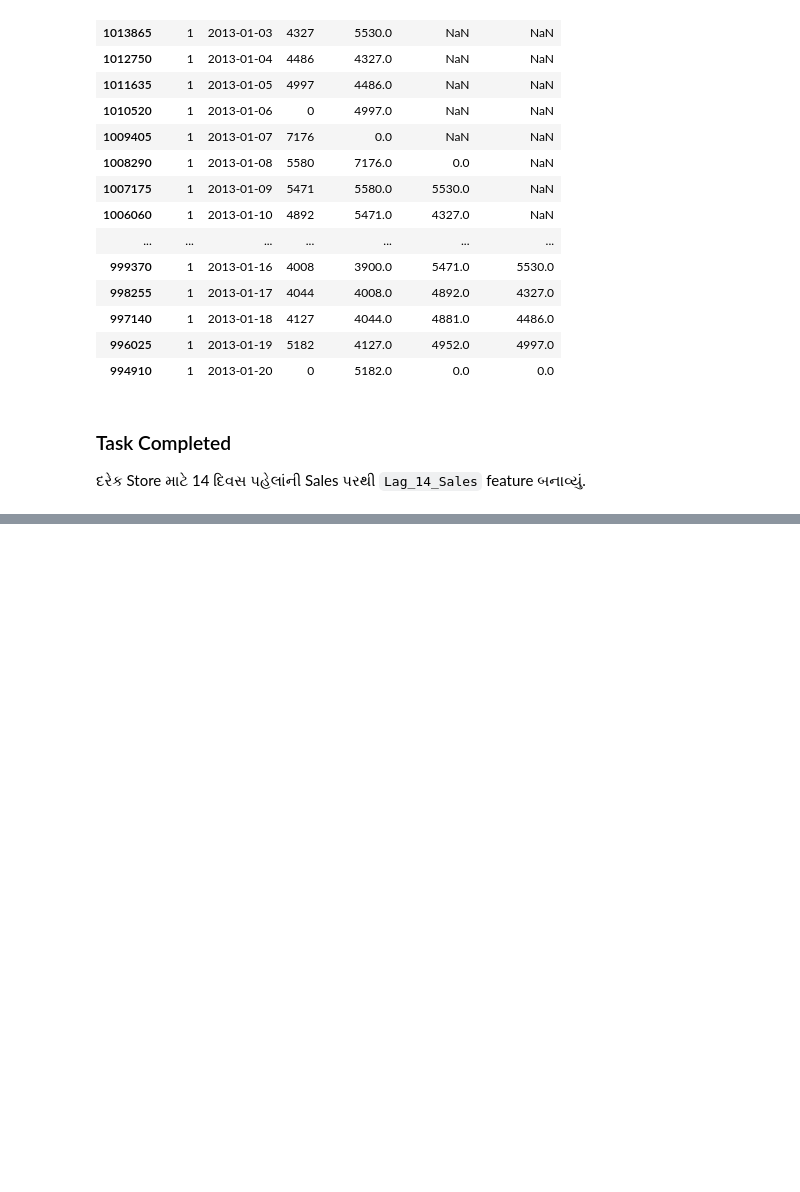
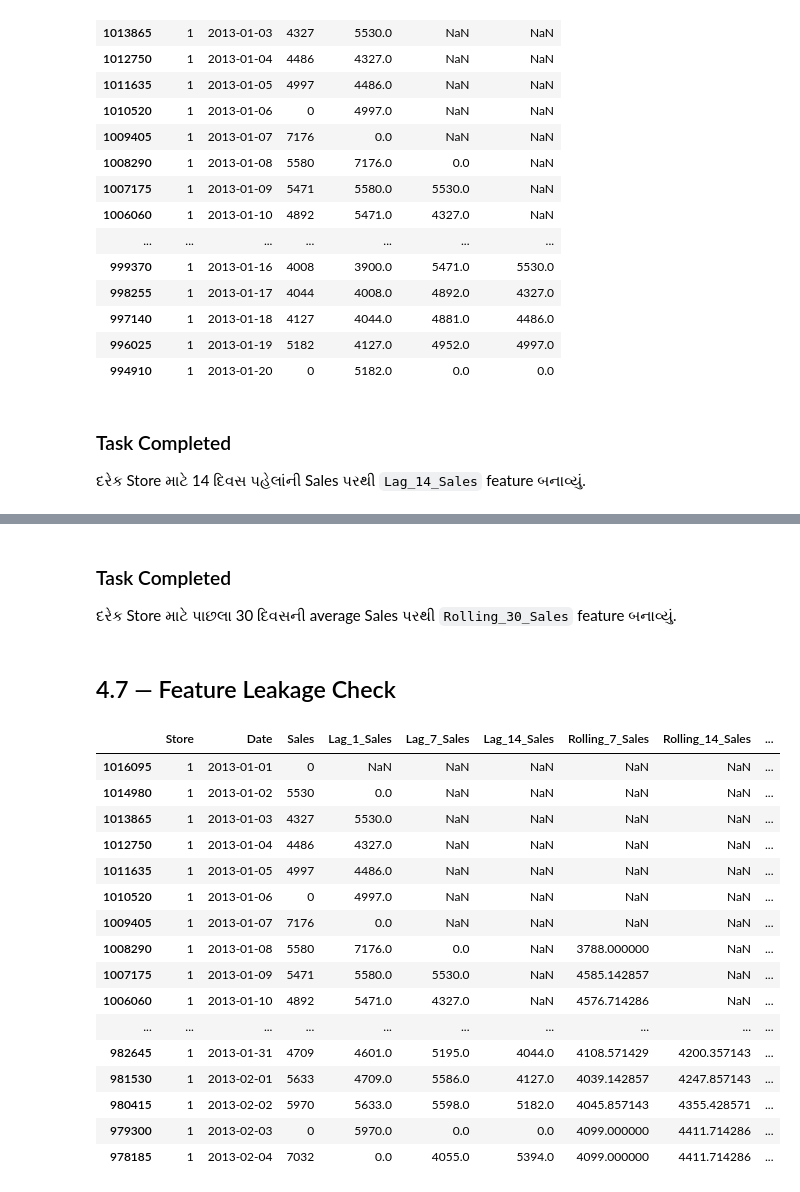
Before and after one commit to Jatinkk1304/SmartSale, a Jupyter notebook: notebooks/03_feature_engineering.ipynb, the cells around one changed output, grey strips where cells are left out. Drawn from its saved outputs; the diff is of its cells as text; code cells hidden in the pictures; blank space fills up the shorter version.

```diff
--- a/notebooks/03_feature_engineering.ipynb
+++ b/notebooks/03_feature_engineering.ipynb
@@ -200,0 +260,2 @@ train[["Store", "Date", "Sales", "Lag_1_Sales", "Lag_7_Sales", "Lag_14_Sales"]].
+# %%
+train["Rolling_30_Sales"] = train.groupby("Store")["Sales"].rolling(30).mean().reset_index(level=0, drop=True)
@@ -200,0 +287,4 @@ train[["Store", "Date", "Sales", "Lag_1_Sales", "Lag_7_Sales", "Lag_14_Sales"]].
+# %%
+train["Rolling_7_Sales"] = train.groupby("Store")["Sales"].transform(
+    lambda x: x.shift(1).rolling(7).mean()
+)
@@ -200,0 +305,4 @@ train[["Store", "Date", "Sales", "Lag_1_Sales", "Lag_7_Sales", "Lag_14_Sales"]].
+# %%
+train["Rolling_14_Sales"] = train.groupby("Store")["Sales"].transform(
+    lambda x: x.shift(1).rolling(14).mean()
+)
@@ -200,0 +329,4 @@ train[["Store", "Date", "Sales", "Lag_1_Sales", "Lag_7_Sales", "Lag_14_Sales"]].
+# %%
+train["Rolling_30_Sales"] = train.groupby("Store")["Sales"].transform(
+    lambda x: x.shift(1).rolling(30).mean()
+)
@@ -200,0 +353,35 @@ train[["Store", "Date", "Sales", "Lag_1_Sales", "Lag_7_Sales", "Lag_14_Sales"]].
+# %% [markdown]
+### Task Completed
+દરેક Store માટે પાછલા 30 દિવસની average Sales પરથી `Rolling_30_Sales` feature બનાવ્યું.
+# %% [markdown]
+## 4.7 — Feature Leakage Check
+# %%
+train[[
+    "Store",
+    "Date",
+    "Sales",
+    "Lag_1_Sales",
+    "Lag_7_Sales",
+    "Lag_14_Sales",
+    "Rolling_7_Sales",
+    "Rolling_14_Sales",
+    "Rolling_30_Sales"
+]].head(35)
+# %% [output]
+|  | Store | Date | Sales | Lag_1_Sales | Lag_7_Sales | Lag_14_Sales | Rolling_7_Sales | Rolling_14_Sales | ... |
+| 1016095 | 1 | 2013-01-01 | 0 | NaN | NaN | NaN | NaN | NaN | ... |
+| 1014980 | 1 | 2013-01-02 | 5530 | 0.0 | NaN | NaN | NaN | NaN | ... |
+| 1013865 | 1 | 2013-01-03 | 4327 | 5530.0 | NaN | NaN | NaN | NaN | ... |
+| 1012750 | 1 | 2013-01-04 | 4486 | 4327.0 | NaN | NaN | NaN | NaN | ... |
+| 1011635 | 1 | 2013-01-05 | 4997 | 4486.0 | NaN | NaN | NaN | NaN | ... |
+| 1010520 | 1 | 2013-01-06 | 0 | 4997.0 | NaN | NaN | NaN | NaN | ... |
+| 1009405 | 1 | 2013-01-07 | 7176 | 0.0 | NaN | NaN | NaN | NaN | ... |
+| 1008290 | 1 | 2013-01-08 | 5580 | 7176.0 | 0.0 | NaN | 3788.000000 | NaN | ... |
+| 1007175 | 1 | 2013-01-09 | 5471 | 5580.0 | 5530.0 | NaN | 4585.142857 | NaN | ... |
+| 1006060 | 1 | 2013-01-10 | 4892 | 5471.0 | 4327.0 | NaN | 4576.714286 | NaN | ... |
+| ... | ... | ... | ... | ... | ... | ... | ... | ... | ... |
+| 982645 | 1 | 2013-01-31 | 4709 | 4601.0 | 5195.0 | 4044.0 | 4108.571429 | 4200.357143 | ... |
+| 981530 | 1 | 2013-02-01 | 5633 | 4709.0 | 5586.0 | 4127.0 | 4039.142857 | 4247.857143 | ... |
+| 980415 | 1 | 2013-02-02 | 5970 | 5633.0 | 5598.0 | 5182.0 | 4045.857143 | 4355.428571 | ... |
+| 979300 | 1 | 2013-02-03 | 0 | 5970.0 | 0.0 | 0.0 | 4099.000000 | 4411.714286 | ... |
+| 978185 | 1 | 2013-02-04 | 7032 | 0.0 | 4055.0 | 5394.0 | 4099.000000 | 4411.714286 | ... |
```
Also changed, not shown: parts of 16 cells of this notebook.
